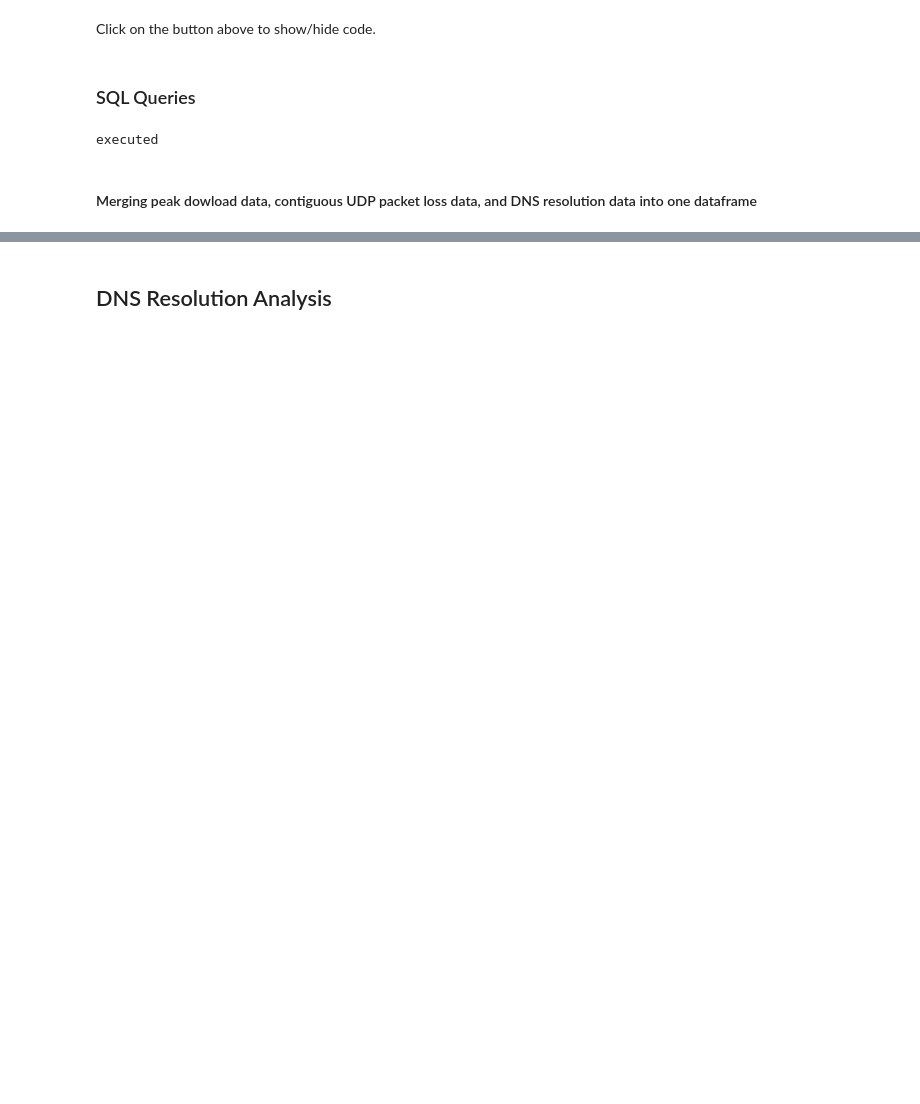
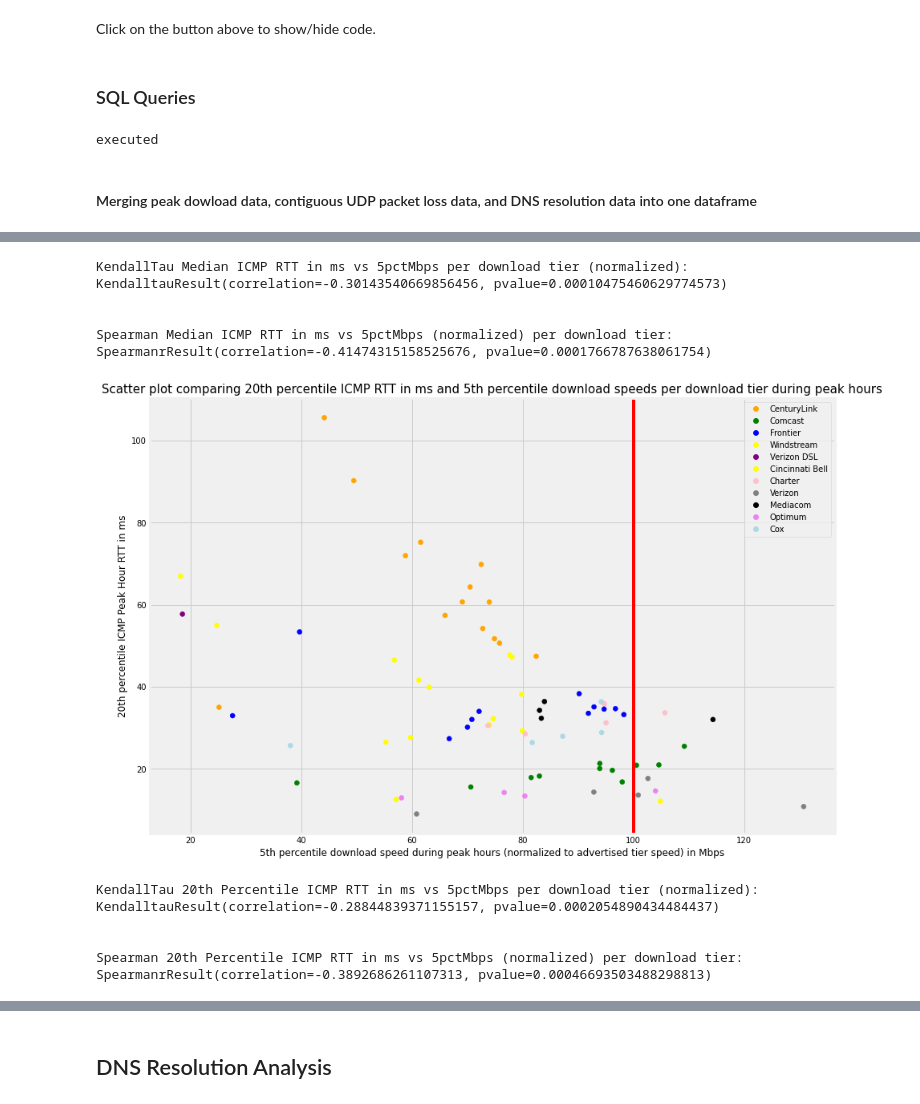
Before and after one commit to afreund415/MBA-broadband-research, a Jupyter notebook: MBA Reliability Analysis .ipynb, the cells around one changed output, grey strips where cells are left out. Cells and saved outputs as stored; diff of their text form; code cells hidden in the pictures; blank space fills up the shorter version.

```diff
--- a/MBA Reliability Analysis .ipynb
+++ b/MBA Reliability Analysis .ipynb
@@ -216,0 +281,49 @@ mergedChart
+# %%
+kenPing1 = stats.kendalltau(mergedChart['5thPctNorm'], mergedChart['medianPingRTTms'])
+print("KendallTau Median ICMP RTT in ms vs 5pctMbps per download tier (normalized):", kenPing1)
+print('\n')
+sPing1 = stats.spearmanr(mergedChart['5thPctNorm'], mergedChart['medianPingRTTms'])
+print("Spearman Median ICMP RTT in ms vs 5pctMbps (normalized) per download tier:", sPing1)
+# %% [output]
+KendallTau Median ICMP RTT in ms vs 5pctMbps per download tier (normalized): KendalltauResult(correlation=-0.30143540669856456, pvalue=0.00010475460629774573)
+
+
+Spearman Median ICMP RTT in ms vs 5pctMbps (normalized) per download tier: SpearmanrResult(correlation=-0.41474315158525676, pvalue=0.0001766787638061754)
+# %%
+X =  mergedChart['5thPctNorm']
+Y = mergedChart['twentyPctPingRTTms']
+
+fig = plt.figure()
+plt.rcParams["figure.figsize"] = [30, 10]
+ax1 = fig.add_subplot(122)
+
+colors = {'CenturyLink':'orange', 'Comcast':'green', 'Frontier':'blue', 'Windstream':'yellow',
+         'Verizon DSL': 'purple', 'Cincinnati Bell': 'yellow', 'Charter': 'pink', 'Verizon': 'gray',
+         'Mediacom': 'black', 'Optimum': 'violet', 'Cox': 'lightblue'}
+
+
+ax1.scatter(X, Y, c=mergedChart['ISP'].map(colors))
+plt.grid(True)
+markers = [plt.Line2D([0,0],[0,0],color=color, marker='o', linestyle='') for color in colors.values()]
+plt.legend(markers, colors.keys(), numpoints=1)
+plt.axvline(x = 100, color = 'red', linestyle = '-')
+plt.xlabel("5th percentile download speed during peak hours (normalized to advertised tier speed) in Mbps")
+plt.ylabel("20th percentile ICMP Peak Hour RTT in ms")
+plt.title("Scatter plot comparing 20th percentile ICMP RTT in ms and 5th percentile download speeds per download tier during peak hours",fontsize=15)
+
+
+
+plt.show()
+# %% [output]
+[figure, added]
+# %%
+kenPing2 = stats.kendalltau(mergedChart['5thPctNorm'], mergedChart['twentyPctPingRTTms'])
+print("KendallTau 20th Percentile ICMP RTT in ms vs 5pctMbps per download tier (normalized):", kenPing2)
+print('\n')
+sPing2 = stats.spearmanr(mergedChart['5thPctNorm'], mergedChart['twentyPctPingRTTms'])
+print("Spearman 20th Percentile ICMP RTT in ms vs 5pctMbps (normalized) per download tier:", sPing2)
+# %% [output]
+KendallTau 20th Percentile ICMP RTT in ms vs 5pctMbps per download tier (normalized): KendalltauResult(correlation=-0.28844839371155157, pvalue=0.0002054890434484437)
+
+
+Spearman 20th Percentile ICMP RTT in ms vs 5pctMbps (normalized) per download tier: SpearmanrResult(correlation=-0.3892686261107313, pvalue=0.00046693503488298813)
```
Also changed, not shown: parts of 26 cells of this notebook.
